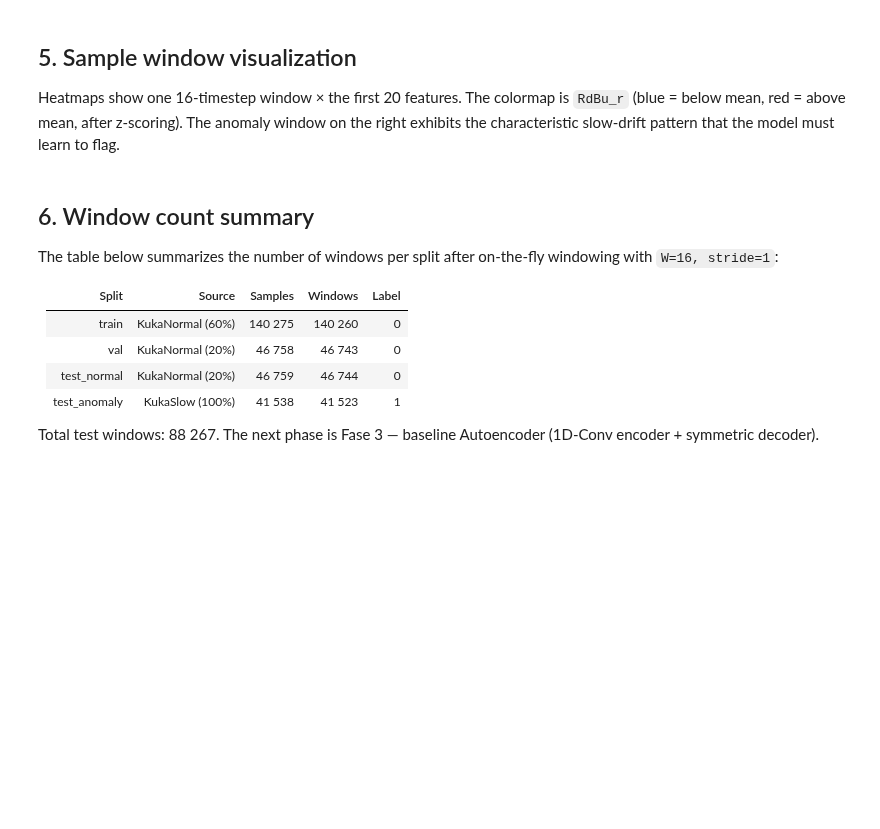
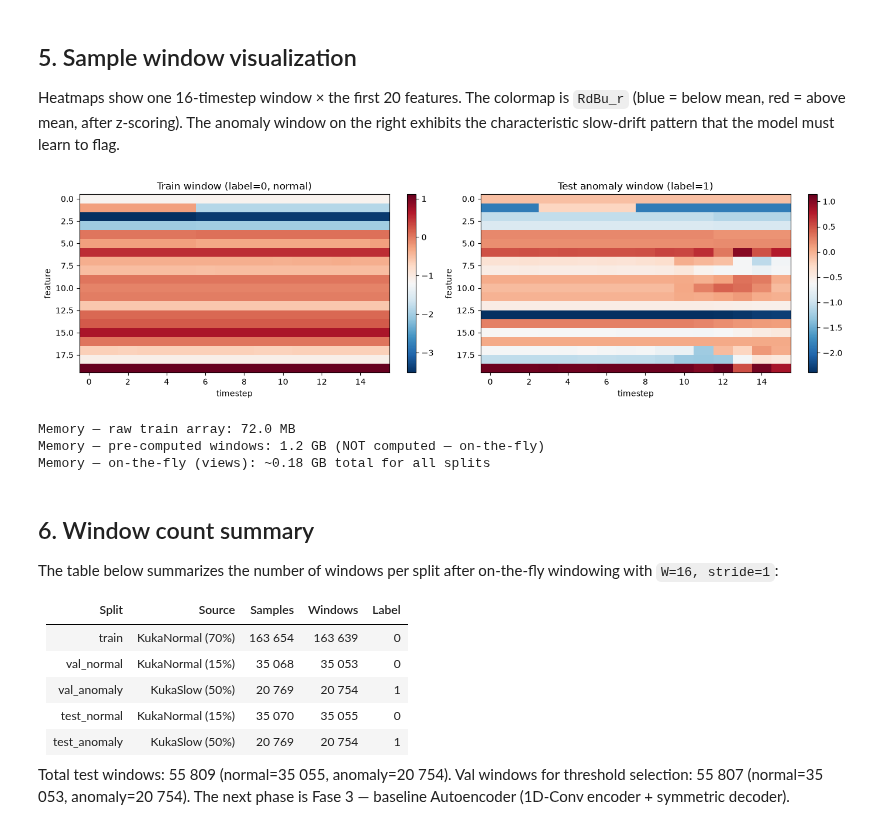
Before and after one commit to s349534/AM01-Detection-of-Anomalous-Behaviour-in-Industrial-Robot, a Jupyter notebook: notebooks/02_preprocessing.ipynb, the cells around one changed output. Cells and saved outputs as stored; diff of their text form; code cells hidden in the pictures; blank space fills up the shorter version.

```diff
--- a/notebooks/02_preprocessing.ipynb
+++ b/notebooks/02_preprocessing.ipynb
@@ -157,35 +275,40 @@ is `RdBu_r` (blue = below mean, red = above mean, after z-scoring). The
 anomaly window on the right exhibits the characteristic slow-drift pattern
 that the model must learn to flag.
 # %%
-# Visualizza la prima finestra del train (16 timestep × 82 feature)
+# Visualizza la prima finestra del train (16 timestep × 110 feature)
 # Mostriamo solo le prime 20 feature per leggibilità
 window_normal, _ = train_ds[0]
 window_normal = window_normal[:, :20].numpy()
 
 # E una finestra dalla parte anomala
 window_anomaly, label_anom = test_anomaly_ds[0]
 window_anomaly = window_anomaly[:, :20].numpy()
 
 fig, axes = plt.subplots(1, 2, figsize=(14, 4))
 im0 = axes[0].imshow(window_normal.T, aspect='auto', cmap='RdBu_r', interpolation='nearest')
 axes[0].set_title('Train window (label=0, normal)')
 axes[0].set_xlabel('timestep')
 axes[0].set_ylabel('feature')
 plt.colorbar(im0, ax=axes[0], fraction=0.046)
 im1 = axes[1].imshow(window_anomaly.T, aspect='auto', cmap='RdBu_r', interpolation='nearest')
 axes[1].set_title('Test anomaly window (label=1)')
 axes[1].set_xlabel('timestep')
 axes[1].set_ylabel('feature')
 plt.colorbar(im1, ax=axes[1], fraction=0.046)
 plt.tight_layout()
 plt.show()
 
 # Memory comparison: raw vs on-the-fly windows
 raw_mem = scaled['train'].nbytes / 1e6
-precomp_mem = len(train_ds) * W * 82 * 4 / 1e9
+precomp_mem = len(train_ds) * W * 110 * 4 / 1e9
 print(f"Memory — raw train array: {raw_mem:.1f} MB")
 print(f"Memory — pre-computed windows: {precomp_mem:.1f} GB (NOT computed — on-the-fly)")
 print("Memory — on-the-fly (views): ~0.18 GB total for all splits")
+# %% [output]
+[figure, added]
+Memory — raw train array: 72.0 MB
+Memory — pre-computed windows: 1.2 GB (NOT computed — on-the-fly)
+Memory — on-the-fly (views): ~0.18 GB total for all splits
 # %% [markdown]
 ## 6. Window count summary
 
@@ -194,10 +317,12 @@ windowing with `W=16, stride=1`:
 
 | Split | Source | Samples | Windows | Label |
 |---|---|---|---|---|
-| train | KukaNormal (60%) | 140 275 | 140 260 | 0 |
-| val | KukaNormal (20%) | 46 758 | 46 743 | 0 |
-| test_normal | KukaNormal (20%) | 46 759 | 46 744 | 0 |
-| test_anomaly | KukaSlow (100%) | 41 538 | 41 523 | 1 |
+| train | KukaNormal (70%) | 163 654 | 163 639 | 0 |
+| val_normal | KukaNormal (15%) | 35 068 | 35 053 | 0 |
+| val_anomaly | KukaSlow (50%) | 20 769 | 20 754 | 1 |
+| test_normal | KukaNormal (15%) | 35 070 | 35 055 | 0 |
+| test_anomaly | KukaSlow (50%) | 20 769 | 20 754 | 1 |
 
-Total test windows: 88 267. The next phase is Fase 3 — baseline Autoencoder
-(1D-Conv encoder + symmetric decoder).
+Total test windows: 55 809 (normal=35 055, anomaly=20 754).
+Val windows for threshold selection: 55 807 (normal=35 053, anomaly=20 754).
+The next phase is Fase 3 — baseline Autoencoder (1D-Conv encoder + symmetric decoder).
```
Also changed, not shown: parts of 9 cells of this notebook, 6 other files.
